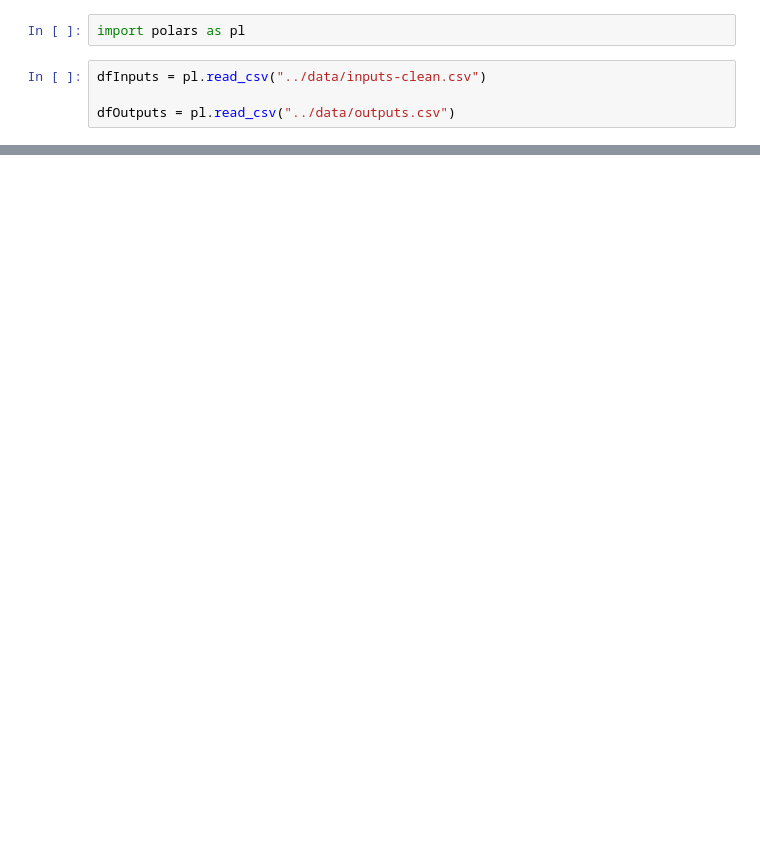
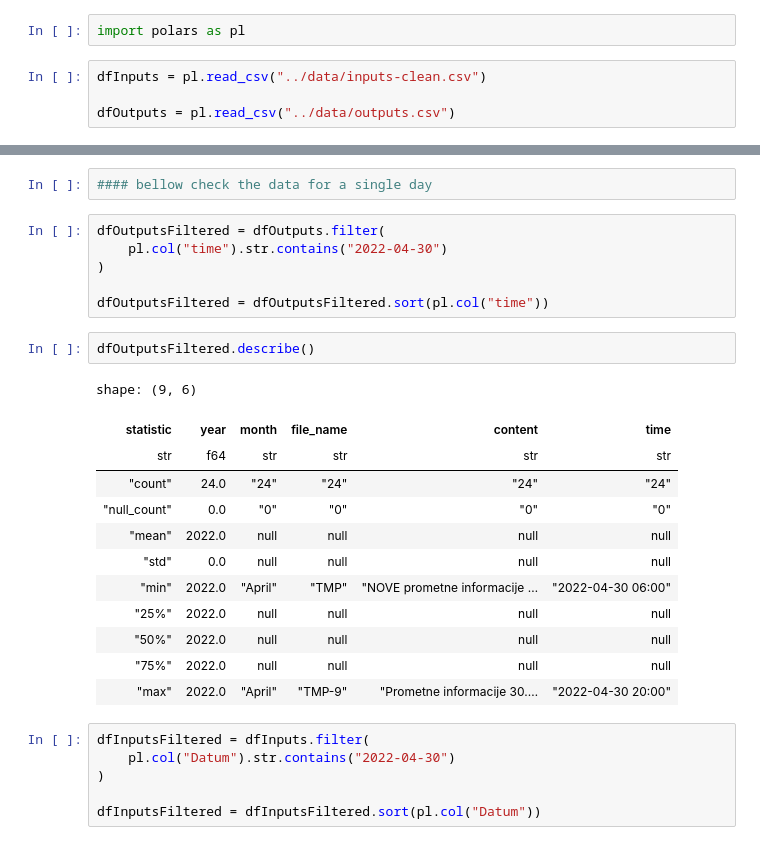
Before and after one commit to MAG-MM/ul-fri-nlp-course-project-2024-2025-nlpmaxxing-rtvslo, a Jupyter notebook: src/data-inspect.ipynb, the cells around one changed output, grey strips where cells are left out. Saved outputs shown, nothing was run; the diff lists cells and outputs as text; blank space fills up the shorter version.

Commit message:
extract date and time from the output samples and analyze some date for a single day

```diff
--- a/src/data-inspect.ipynb
+++ b/src/data-inspect.ipynb
@@ -60,0 +65,29 @@ shape: (5, 4)
+# %%
+#### bellow check the data for a single day
+# %%
+dfOutputsFiltered = dfOutputs.filter(
+    pl.col("time").str.contains("2022-04-30")
+)
+
+dfOutputsFiltered = dfOutputsFiltered.sort(pl.col("time"))
+# %%
+dfOutputsFiltered.describe()
+# %% [output]
+shape: (9, 6)
+| statistic | year | month | file_name | content | time |
+| str | f64 | str | str | str | str |
+| "count" | 24.0 | "24" | "24" | "24" | "24" |
+| "null_count" | 0.0 | "0" | "0" | "0" | "0" |
+| "mean" | 2022.0 | null | null | null | null |
+| "std" | 0.0 | null | null | null | null |
+| "min" | 2022.0 | "April" | "TMP" | "NOVE prometne informacije … | "2022-04-30 06:00" |
+| "25%" | 2022.0 | null | null | null | null |
+| "50%" | 2022.0 | null | null | null | null |
+| "75%" | 2022.0 | null | null | null | null |
+| "max" | 2022.0 | "April" | "TMP-9" | "Prometne informacije 30.… | "2022-04-30 20:00" |
+# %%
+dfInputsFiltered = dfInputs.filter(
+    pl.col("Datum").str.contains("2022-04-30")
+)
+
+dfInputsFiltered = dfInputsFiltered.sort(pl.col("Datum"))
```
Also changed, not shown: parts of 7 cells of this notebook, 1 other file.
